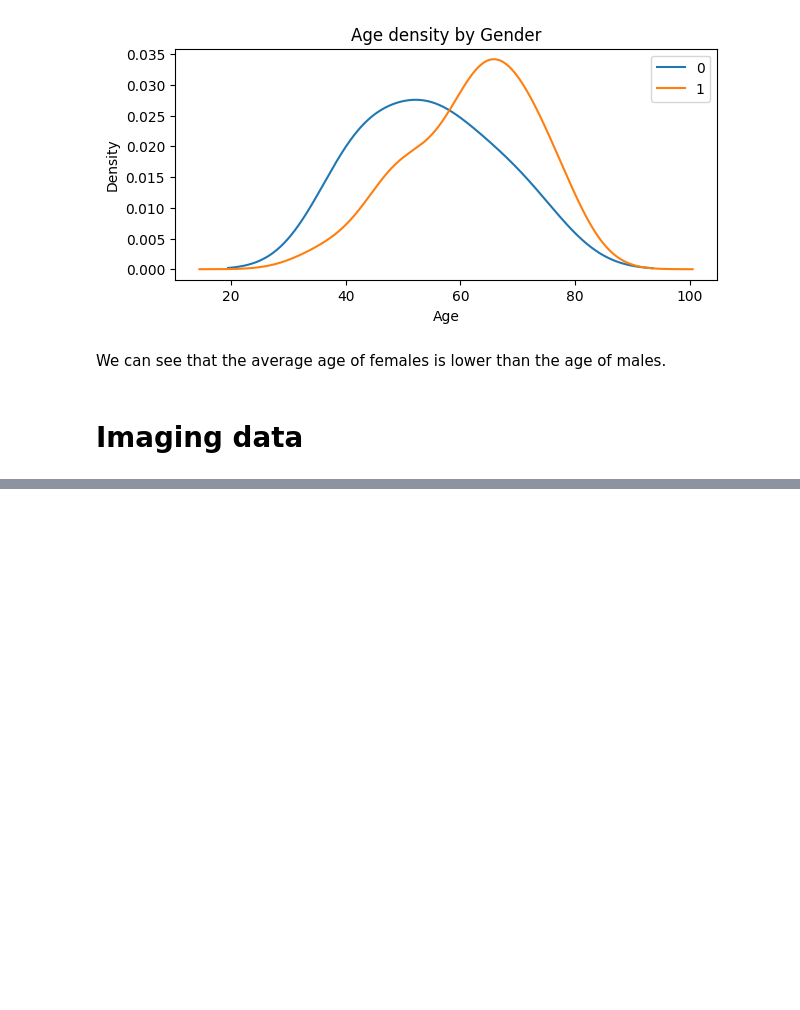
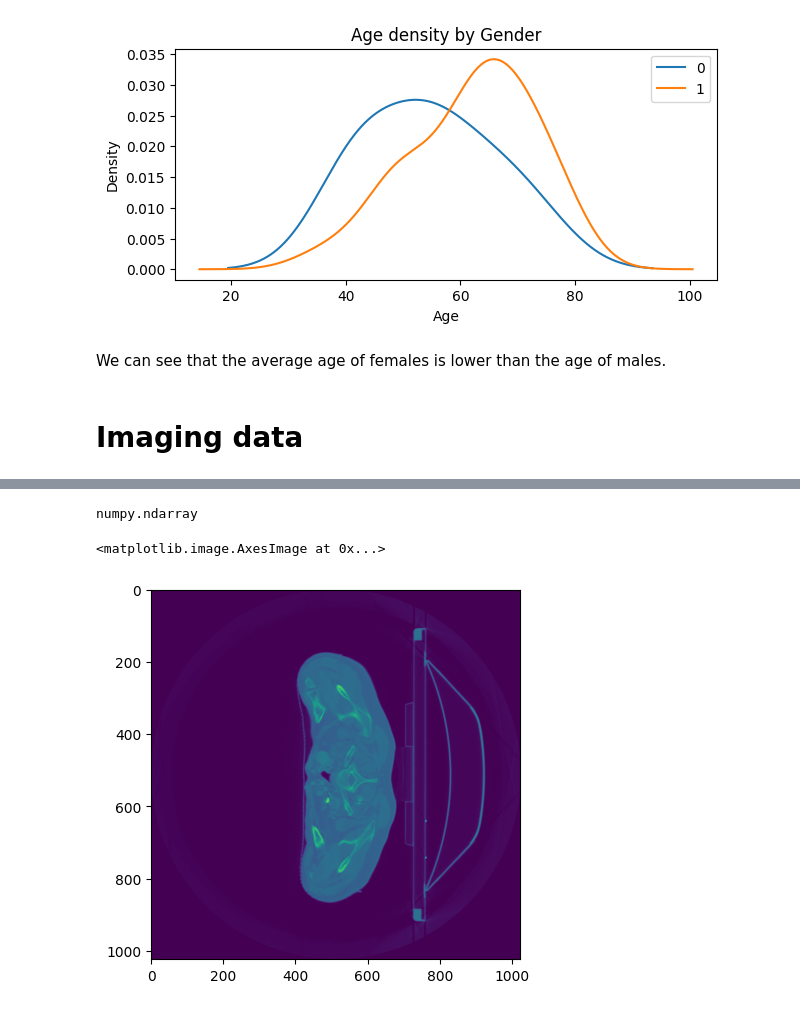
Before and after one commit to mayayank95/HaN-Seg, a Jupyter notebook: EDA.ipynb, the cells around one changed output, grey strips where cells are left out. Drawn from its saved outputs; the diff is of its cells as text; code cells hidden in the pictures; blank space fills up the shorter version.

```diff
--- a/EDA.ipynb
+++ b/EDA.ipynb
@@ -156,0 +180,5 @@ pip install git+https://github.com/mhe/pynrrd.git
+# %%
+# one example
+readdata_ct, header_ct = nrrd.read(parent_dir+"case_41/case_41_IMG_CT.nrrd")
+print(readdata_ct.shape)
+print(header_ct)
@@ -156,0 +204,9 @@ pip install git+https://github.com/mhe/pynrrd.git
+# %%
+type(readdata_ct)
+# %% [output]
+numpy.ndarray
+# %%
+plt.imshow(readdata_ct[:,:,50])
+# %% [output]
+<matplotlib.image.AxesImage at 0x...>
+[figure, added]
```
Also changed, not shown: parts of 9 cells of this notebook.
